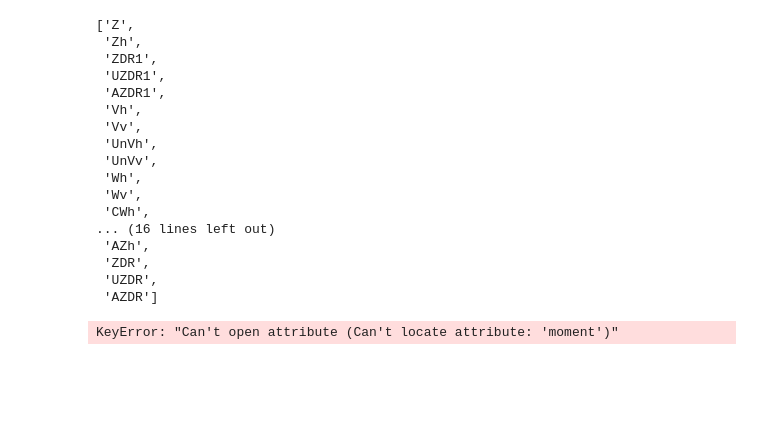
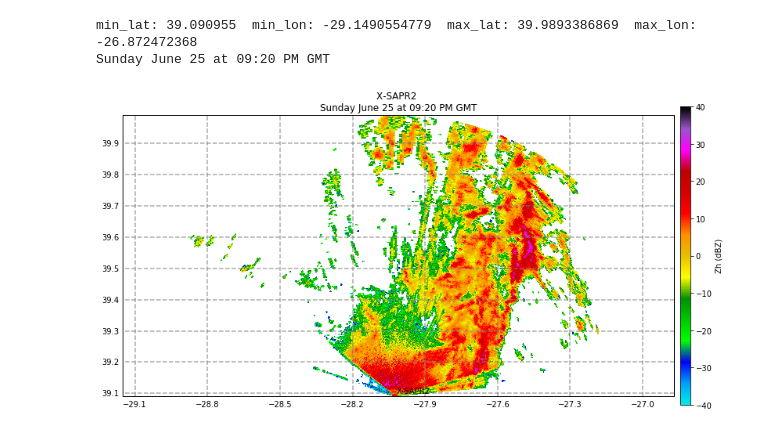
Before and after one commit to EVS-ATMOS/ena-xsapr2, a Jupyter notebook: notebooks/unmasking.ipynb, the cells around one changed output. Cells and saved outputs as stored; diff of their text form; code cells hidden in the pictures; blank space fills up the shorter version.

```diff
--- a/notebooks/unmasking.ipynb
+++ b/notebooks/unmasking.ipynb
@@ -89,25 +98,6 @@ moment_names = gg_obj.moment_names(moment_groups)
-# %%
-moment_names
-# %% [output]
-['Z',
- 'Zh',
- 'ZDR1',
- 'UZDR1',
- 'AZDR1',
- 'Vh',
- 'Vv',
- 'UnVh',
- 'UnVv',
- 'Wh',
- 'Wv',
- 'CWh',
-... (16 lines left out)
- 'AZh',
- 'ZDR',
- 'UZDR',
- 'AZDR']
-# %%
-ff = [f['/scan0'][k].attrs['moment'].decode('utf-8') for
-                k in groups]
-# %% [output]
-KeyError: "Can't open attribute (Can't locate attribute: 'moment')"
+# %%
+plot_xsapr2(ena_radar2, field = 'Zh', cmap=pyart.graph.cm.NWSRef, vmin=-40, vmax=40)
+# %% [output]
+min_lat: 39.090955  min_lon: -29.1490554779  max_lat: 39.9893386869  max_lon: -26.872472368
+Sunday June 25 at 09:20 PM GMT
+[figure, added]
```
Also changed, not shown: parts of 29 cells of this notebook.
